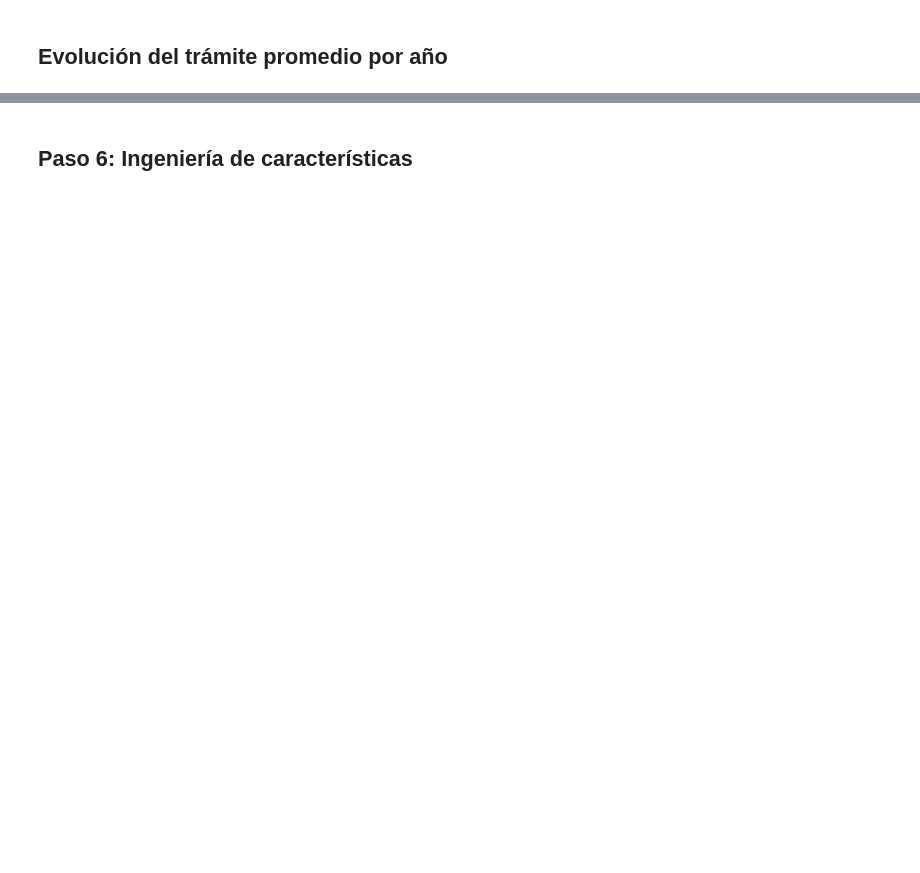
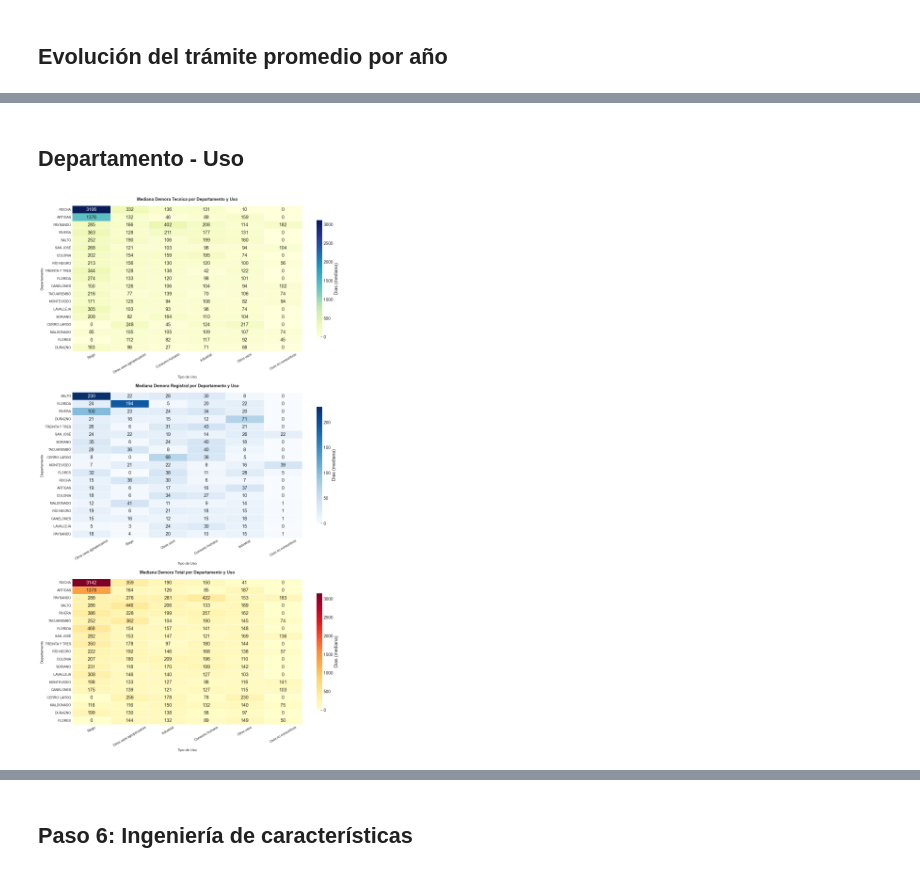
Before and after one commit to Georubiano/Proyecto-python-diplomado-Final, a Jupyter notebook: Proyecto UCU.ipynb, the cells around one changed output, grey strips where cells are left out. Drawn from its saved outputs; the diff is of its cells as text; code cells hidden in the pictures; blank space fills up the shorter version.

```diff
--- a/Proyecto UCU.ipynb
+++ b/Proyecto UCU.ipynb
@@ -1324,13 +1339,0 @@ plt.show()
-# %%
-pivot = (df_limpio.groupby(["Regional", "Uso"])
-         .size().unstack(fill_value=0))
-
-fig, ax = plt.subplots(figsize=(14, 8))
-sns.heatmap(pivot, annot=True, fmt="d", cmap="YlGnBu",
-            linewidths=0.5, ax=ax)
-ax.set_title("Cantidad de solicitudes por Regional y Uso",
-             fontsize=14, fontweight="bold")
-ax.set_xlabel("Tipo de Uso", fontsize=11)
-ax.set_ylabel("Regional", fontsize=11)
-plt.tight_layout()
-plt.show()
@@ -1410,0 +1379,44 @@ plt.show()
+# %% [markdown]
+## Departamento - Uso
+# %%
+# Heatmap: mediana de los tres indicadores temporales por Departamento y Uso
+
+indicadores = [
+    ("Demora_Tecnica",   "Mediana Demora Tecnica por Departamento y Uso",   "YlGnBu"),
+    ("Demora_Registral", "Mediana Demora Registral por Departamento y Uso", "Blues"),
+    ("Demora_Total",     "Mediana Demora Total por Departamento y Uso",     "YlOrRd"),
+]
+
+fig, axes = plt.subplots(3, 1, figsize=(14, 24))
+
+for i, (col, titulo, cmap) in enumerate(indicadores):
+
+    pivot = (df_tiempos.groupby(["Departamento", "Uso"])[col]
+             .median().unstack(fill_value=0))
+
+    # Ordenar departamentos por mediana total descendente
+    pivot = pivot.loc[pivot.sum(axis=1).sort_values(ascending=False).index]
+
+    # Ordenar usos por mediana total descendente
+    pivot = pivot[pivot.sum().sort_values(ascending=False).index]
+
+    sns.heatmap(
+        pivot,
+        annot=True, fmt=".0f",
+        cmap=cmap,
+        linewidths=0.5,
+        linecolor="white",
+        cbar_kws={"label": "Dias (mediana)", "shrink": 0.8},
+        ax=axes[i]
+    )
+
+    axes[i].set_title(titulo, fontsize=13, fontweight="bold", pad=16)
+    axes[i].set_xlabel("Tipo de Uso", fontsize=11)
+    axes[i].set_ylabel("Departamento", fontsize=11)
+    axes[i].tick_params(axis="x", rotation=30, labelsize=10)
+    axes[i].tick_params(axis="y", rotation=0,  labelsize=10)
+
+plt.tight_layout()
+plt.show()
+# %% [output]
+[figure, added]
```
Also changed, not shown: parts of 26 cells of this notebook.
